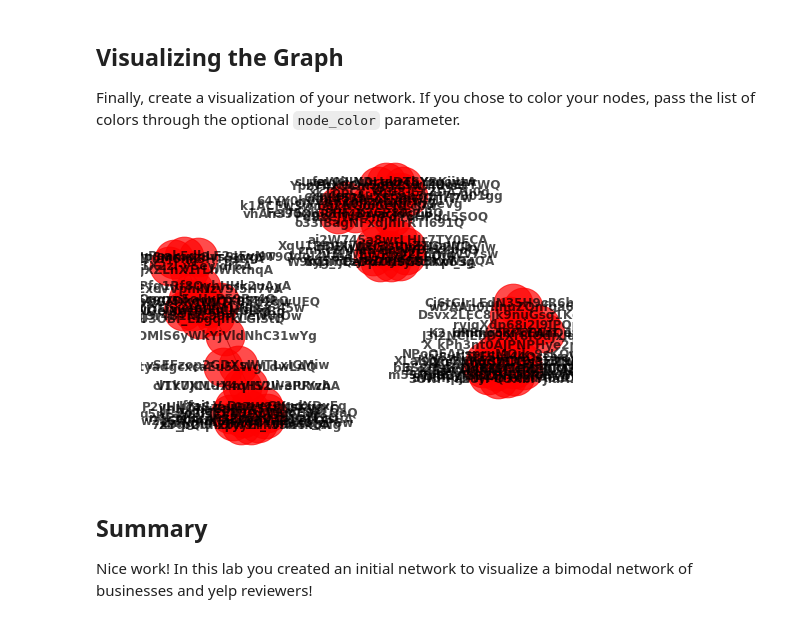
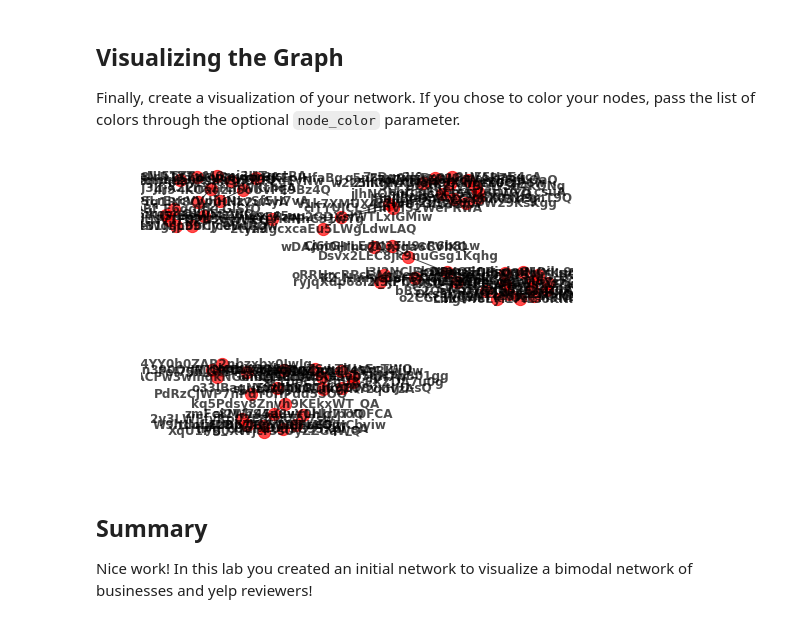
Before and after one commit to fleralle/dsc-networkX-intro-lab-houston-ds-042219, a Jupyter notebook: index.ipynb, the cells around one changed output. Drawn from its saved outputs; the diff is of its cells as text; code cells hidden in the pictures.

```diff
--- a/index.ipynb
+++ b/index.ipynb
@@ -63,9 +63,9 @@ for review in reviews.iterrows():
 Finally, create a visualization of your network. If you chose to color your nodes, pass the list of colors through the optional `node_color` parameter.
 # %%
 %matplotlib inline
-nx.draw(G, with_labels=True, node_size=1500, alpha=.7, font_weight="bold")
+nx.draw(G, with_labels=True, node_size=150, alpha=.7, font_weight="bold")
 # %% [output]
-[figure, old version]
+[figure, new version]
 # %% [markdown]
 ## Summary
 
```
